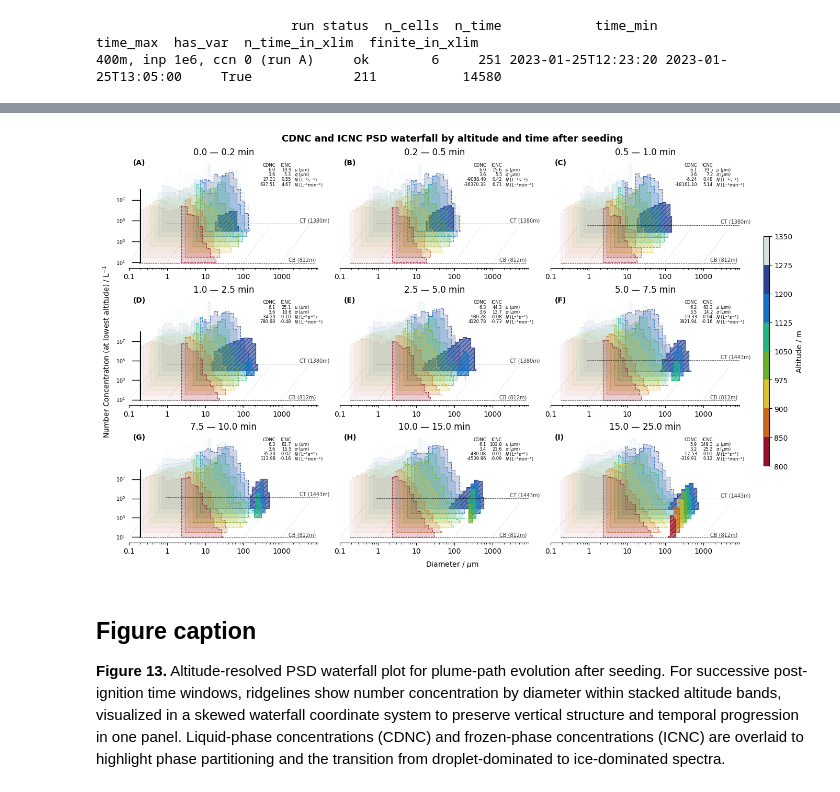
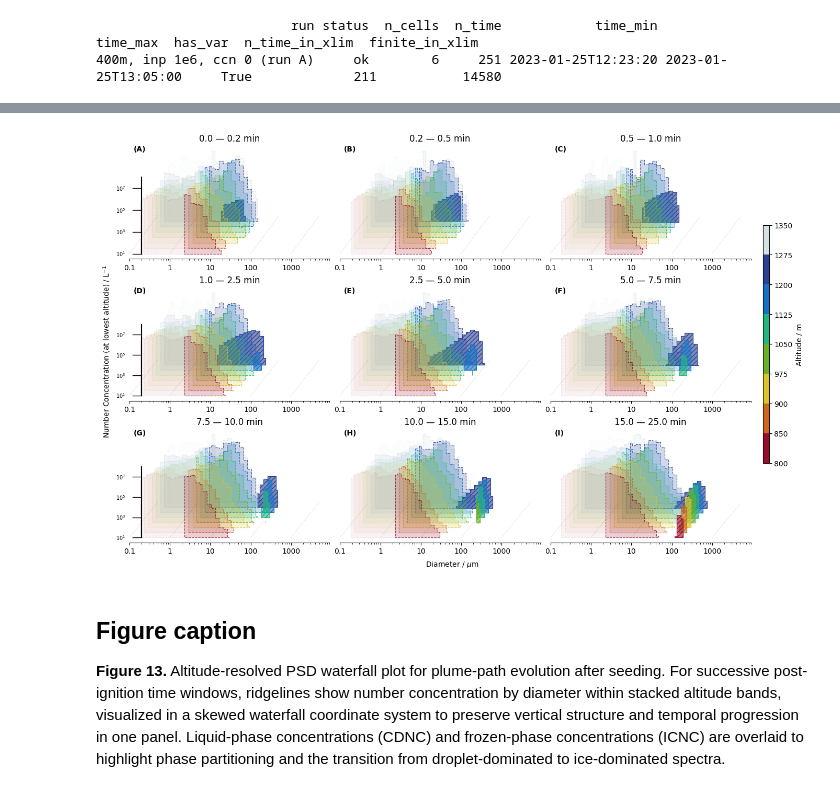
Before and after one commit to KarlJohnsonnn/polarcap_analysis, a Jupyter notebook: notebooks/plume_path/03-plot-psd-waterfall.ipynb, the cells around one changed output, grey strips where cells are left out. Drawn from its saved outputs; the diff is of its cells as text; code cells hidden in the pictures.

```diff
--- a/notebooks/plume_path/03-plot-psd-waterfall.ipynb
+++ b/notebooks/plume_path/03-plot-psd-waterfall.ipynb
@@ -1171,52 +767,37 @@ if all(name in globals() for name in ["ds_hd10", "obs_ids", "time_frames_plume",
 # MAIN PLOT CALL
 # Example usage for figure 13
 
-datasets = load_plume_path_runs(
+# Load Model PSDs
+cs_run_datasets = load_plume_path_runs(
     RUNS,
     processed_root=PROCESSED_ROOT,
     kinds=("vertical", "integrated"),
 )
 
-try:
-    xlim = build_common_xlim(datasets, kind="integrated", span_min=35)
-except ValueError:
-    # Fallback window if no valid times are discoverable in current environment.
-    xlim = [np.datetime64("2023-01-25T12:30:00"), np.datetime64("2023-01-25T13:04:00")]
-
-diag = diagnostics_table(datasets, kind="integrated", variable="nf", xlim=xlim)
+# Print diagnostics table
+time_frame = [np.datetime64("2023-01-25T12:30:00"), np.datetime64("2023-01-25T13:04:00")]
+diag = diagnostics_table(datasets, kind="integrated", variable="nf", xlim=time_frame)
 print(diag.to_string(index=False))
 
 
-
-new_jet3_soft = make_pastel(new_jet3, desaturation=0.25, darken=0.90)
-alt_bands = [(1350, 1275), (1275, 1200), (1200, 1125), (1125, 1050), (1050, 975), (975, 900), (900, 850), (850, 800)]
-
-# Compatibility bridge: cleaned notebook usually defines `datasets` and `RUNS`.
-if "cs_run_datasets" not in globals():
-    if "datasets" not in globals():
-        raise NameError("Neither 'cs_run_datasets' nor 'datasets' is defined. Run the data-loading cell first.")
-    cs_run_datasets = datasets
-
-if "cfg" not in globals():
-    cfg = {
-        run["label"]: {"flare_start_datetime": run.get("flare_start_datetime")}
-        for run in globals().get("RUNS", [])
-        if "label" in run
-    }
+cfg = { run["label"]: {"flare_start_datetime": run.get("flare_start_datetime")} for run in globals().get("RUNS", []) if "label" in run}
 
 cs_indices = list(cs_run_datasets.keys())
 print(f"list of cs_indices:\n", "\n ".join(cs_indices))
 
-# HOLIMO observational PSDs in requested order: SM059, SM058, SM060
-holimo_obs = build_holimo_obs_series(ds_hd10, time_frames_plume, obs_ids, growth_times_min, var_candidates=["Ice_PSDnoNorm"])
-from tqdm.auto import tqdm
+idx_dbg = 1
+
+alt_bands = [(1350, 1275), (1275, 1200), (1200, 1125), (1125, 1050), (1050, 975), (975, 900), (900, 850), (850, 800)]
 time_windows = ["0.25min", "0.5min", "1min", "2.5min", "5min", "7.5min", "10min", "15min", "25min"]
 zlim = (1e1, 1e8)
 xlim = (1e-1, 9e3)
-idx_dbg = 1
+cmap = make_pastel(new_jet3, desaturation=0.25, darken=0.90)
+show_cloud_bounds = False
+show_stats_table = False
+show_suptitle = False
 
 prepped_list = []
-for cs_idx in tqdm(cs_indices[:idx_dbg]):
+for cs_idx in cs_indices[:idx_dbg]:
     # Prepare once (expensive), then reuse for plotting if figure style is adjusted.
     run_ds = cs_run_datasets[cs_idx]
     ds_case = run_ds.get("vertical", run_ds.get("integrated"))
@@ -1227,8 +808,6 @@ for cs_idx in tqdm(cs_indices[:idx_dbg]):
         ds_case = ds_case.sum("cell")
 
     plot_nw, plot_nf = prepare_waterfall_inputs(ds_case)
-    t0_cfg = cfg.get(cs_idx, {}).get("flare_start_datetime") if isinstance(cfg, dict) else None
-    t0 = np.datetime64(t0_cfg) if t0_cfg else np.datetime64(ds_case.time.values.min(), "s")
 
     prepared = prepare_psd_waterfall_data(
         plot_nw,
@@ -1237,7 +816,7 @@ for cs_idx in tqdm(cs_indices[:idx_dbg]):
         t0=np.datetime64("2023-01-25T12:30:00"),
         alt_bands=alt_bands,
         da_w=None,
-        cmap=new_jet3_soft,
+        cmap=cmap,
         x_shift=-0.1,
     )
     fig_wf_alt, axes_wf_alt = plot_psd_waterfall(
@@ -1245,13 +824,16 @@ for cs_idx in tqdm(cs_indices[:idx_dbg]):
         alt_bands=alt_bands,
         zlim=zlim,
         xlim=xlim,
-        cmap=new_jet3_soft,
+        cmap=cmap,
         y_shift=-0.5,
         x_shift=-0.1,
+        show_cloud_bounds=show_cloud_bounds,
+        show_stats_table=show_stats_table,
         # holimo_obs=holimo_obs,
     )
 
-    fig_wf_alt.suptitle("CDNC and ICNC PSD waterfall by altitude and time after seeding", fontsize=13, weight="semibold")
+    if show_suptitle:
+        fig_wf_alt.suptitle("CDNC and ICNC PSD waterfall by altitude and time after seeding", fontsize=13, weight="semibold")
     figure_file = f"output/figure13_psd_waterfall_alt_time_{'_'.join(cs_idx.split('_')[:-1])}.png"
     fig_wf_alt.savefig(figure_file, bbox_inches="tight", dpi=300)
 # %% [output]
@@ -1260,6 +842,6 @@ for cs_idx in tqdm(cs_indices[:idx_dbg]):
 list of cs_indices:
  400m, inp 1e6, ccn 0 (run A)
-[figure, old version]
+[figure, new version]
 # %% [markdown]
 ## Figure caption
 
```
Also changed, not shown: parts of 6 cells of this notebook, 10 other files.
